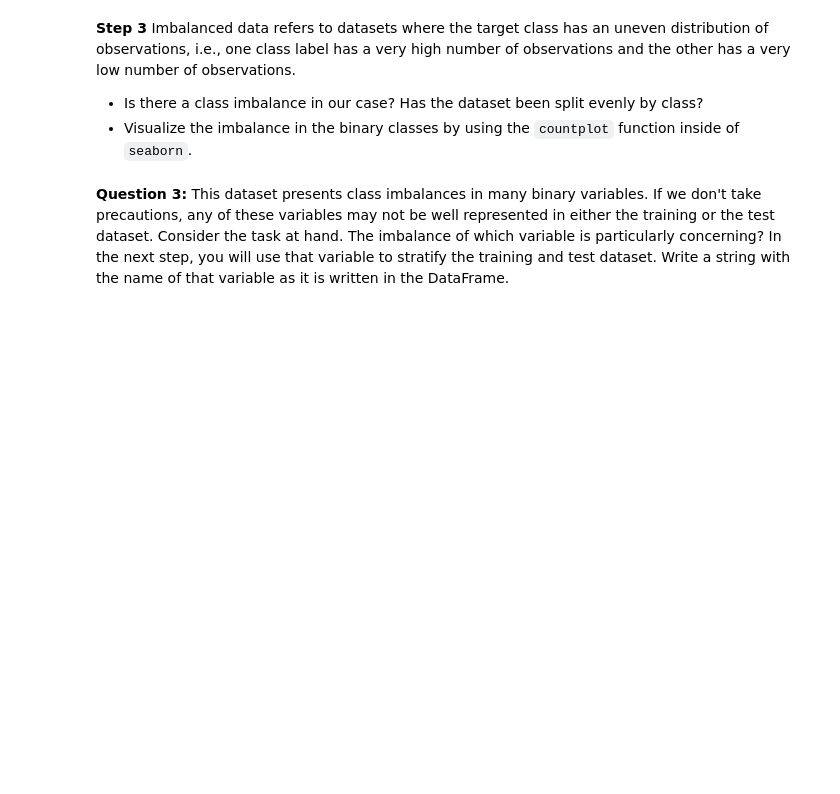
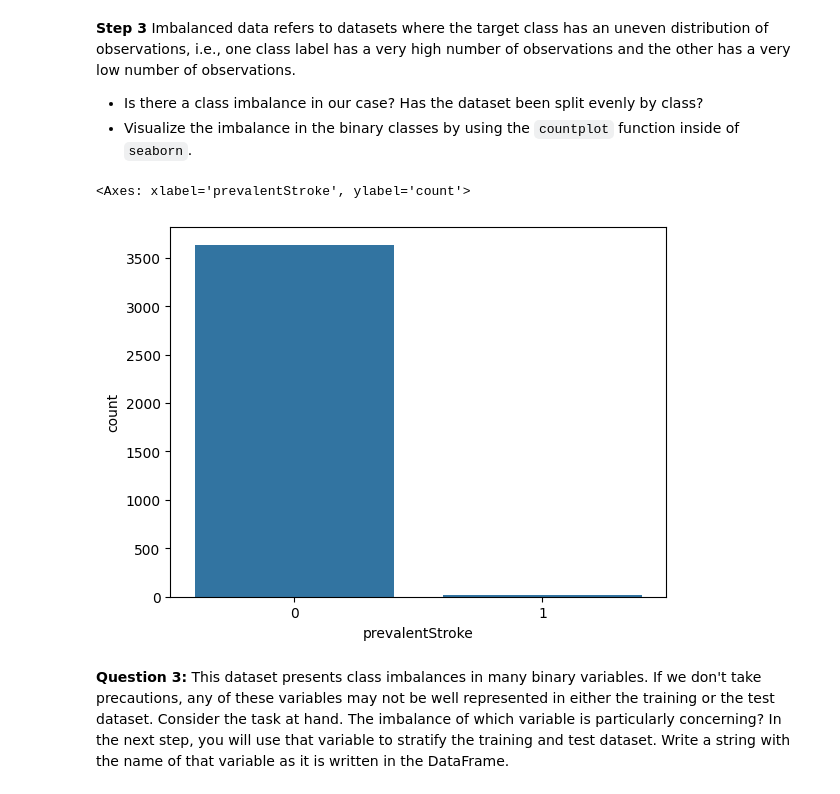
Before and after one commit to juulCoding04/AI_assignment, a Jupyter notebook: Assignment - Imbalanced Data/notebooks/1- Imbalanced_Data.ipynb, the cells around one changed output. Cells and saved outputs as stored; diff of their text form; code cells hidden in the pictures; blank space fills up the shorter version.

```diff
--- a/Assignment - Imbalanced Data/notebooks/1- Imbalanced_Data.ipynb
+++ b/Assignment - Imbalanced Data/notebooks/1- Imbalanced_Data.ipynb
@@ -132,11 +132,14 @@ Imbalanced data refers to datasets where the target class has an uneven distribu
 # %%
 # sns.countplot(x='male', data=data_cleaned)
 # sns.countplot(x='currentSmoker', data=data_cleaned)
 # sns.countplot(x='BPMeds', data=data_cleaned)
-# sns.countplot(x='prevalentStroke', data=data_cleaned)
+sns.countplot(x='prevalentStroke', data=data_cleaned)
 # sns.countplot(x='prevalentHyp', data=data_cleaned)
 # sns.countplot(x='diabetes', data=data_cleaned)
 # sns.countplot(x='TenYearCHD', data=data_cleaned)
+# %% [output]
+<Axes: xlabel='prevalentStroke', ylabel='count'>
+[figure, added]
 # %% [markdown]
 **Question 3:** This dataset presents class imbalances in many binary variables. If we don't take precautions, any of these variables may not be well represented in either the training or the test dataset. Consider the task at hand. The imbalance of which variable is particularly concerning? In the next step, you will use that variable to stratify the training and test dataset.
 Write a string with the name of that variable as it is written in the DataFrame.
```
Also changed, not shown: parts of 5 cells of this notebook.
